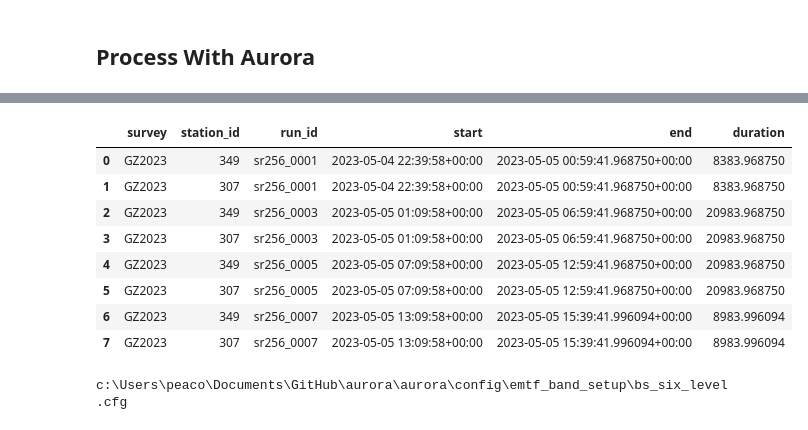
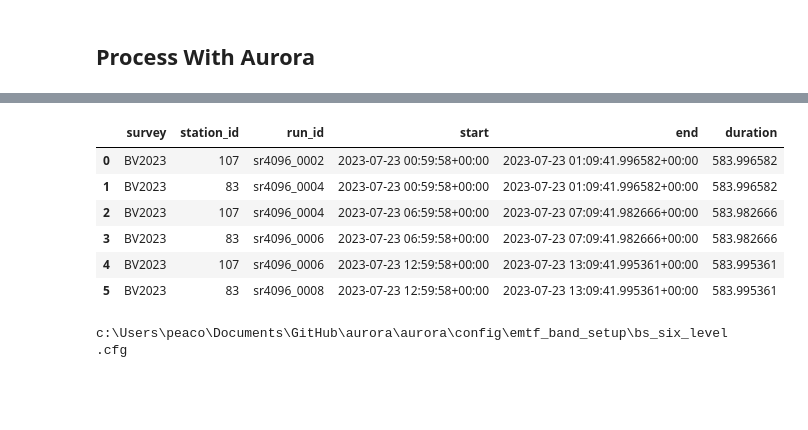
Before and after one commit to kujaku11/sandbox_scripts, a Jupyter notebook: aurora_processing_z3d.ipynb, the cells around one changed output, grey strips where cells are left out. Saved outputs shown, nothing was run; the diff lists cells and outputs as text; code cells hidden in the pictures; blank space fills up the shorter version.

```diff
--- a/aurora_processing_z3d.ipynb
+++ b/aurora_processing_z3d.ipynb
@@ -157,15 +144,20 @@ from mth5.helpers import close_open_files
 
 warnings.filterwarnings("ignore")
 # %%
-rr_station = "gz307"
-rr_zen_station = "307"
-remote_mth5_path = Path(r"c:\MT\GZ2023").joinpath(rr_station, f"{rr_station}_with_1s_run.h5")
+survey_dir = Path(r"c:\MT\BV2023")
+local_station = "bv107"
+local_zen_station = local_station[2:]
+local_mth5 = survey_dir.joinpath(local_station, f"{local_station}_with_1s_run.h5")
+
+rr_station = "bv83"
+rr_zen_station = rr_station[2:]
+remote_mth5 = survey_dir.joinpath(rr_station, f"{rr_station}_with_1s_run.h5")
 # %%
 close_open_files()
 
-sample_rate = 256
+sample_rate = 4096
 mth5_run_summary = RunSummary()
-mth5_run_summary.from_mth5s([mth5_path, remote_mth5_path])
+mth5_run_summary.from_mth5s([local_mth5, remote_mth5])
 run_summary = mth5_run_summary.clone()
 run_summary.add_duration()
 run_summary.df = run_summary.df[run_summary.df.sample_rate == sample_rate].iloc[:]
@@ -185,19 +176,17 @@ run_summary.mini_summary
 # %%
 kernel_dataset = KernelDataset()
-kernel_dataset.from_run_summary(run_summary, zen_station, rr_zen_station)
+kernel_dataset.from_run_summary(run_summary, local_zen_station, rr_zen_station)
 mimimum_run_duration = 100  # seconds
 kernel_dataset.drop_runs_shorter_than(mimimum_run_duration)
 kernel_dataset.mini_summary
 # %% [output]
 |  | survey | station_id | run_id | start | end | duration |
-| 0 | GZ2023 | 349 | sr256_0001 | 2023-05-04 22:39:58+00:00 | 2023-05-05 00:59:41.968750+00:00 | 8383.968750 |
-| 1 | GZ2023 | 307 | sr256_0001 | 2023-05-04 22:39:58+00:00 | 2023-05-05 00:59:41.968750+00:00 | 8383.968750 |
-| 2 | GZ2023 | 349 | sr256_0003 | 2023-05-05 01:09:58+00:00 | 2023-05-05 06:59:41.968750+00:00 | 20983.968750 |
-| 3 | GZ2023 | 307 | sr256_0003 | 2023-05-05 01:09:58+00:00 | 2023-05-05 06:59:41.968750+00:00 | 20983.968750 |
-| 4 | GZ2023 | 349 | sr256_0005 | 2023-05-05 07:09:58+00:00 | 2023-05-05 12:59:41.968750+00:00 | 20983.968750 |
-| 5 | GZ2023 | 307 | sr256_0005 | 2023-05-05 07:09:58+00:00 | 2023-05-05 12:59:41.968750+00:00 | 20983.968750 |
-| 6 | GZ2023 | 349 | sr256_0007 | 2023-05-05 13:09:58+00:00 | 2023-05-05 15:39:41.996094+00:00 | 8983.996094 |
-| 7 | GZ2023 | 307 | sr256_0007 | 2023-05-05 13:09:58+00:00 | 2023-05-05 15:39:41.996094+00:00 | 8983.996094 |
+| 0 | BV2023 | 107 | sr4096_0002 | 2023-07-23 00:59:58+00:00 | 2023-07-23 01:09:41.996582+00:00 | 583.996582 |
+| 1 | BV2023 | 83 | sr4096_0004 | 2023-07-23 00:59:58+00:00 | 2023-07-23 01:09:41.996582+00:00 | 583.996582 |
+| 2 | BV2023 | 107 | sr4096_0004 | 2023-07-23 06:59:58+00:00 | 2023-07-23 07:09:41.982666+00:00 | 583.982666 |
+| 3 | BV2023 | 83 | sr4096_0006 | 2023-07-23 06:59:58+00:00 | 2023-07-23 07:09:41.982666+00:00 | 583.982666 |
+| 4 | BV2023 | 107 | sr4096_0006 | 2023-07-23 12:59:58+00:00 | 2023-07-23 13:09:41.995361+00:00 | 583.995361 |
+| 5 | BV2023 | 83 | sr4096_0008 | 2023-07-23 12:59:58+00:00 | 2023-07-23 13:09:41.995361+00:00 | 583.995361 |
 # %%
 cc = ConfigCreator()
 config = cc.create_from_kernel_dataset(
```
Also changed, not shown: parts of 9 cells of this notebook, 5 other files.
